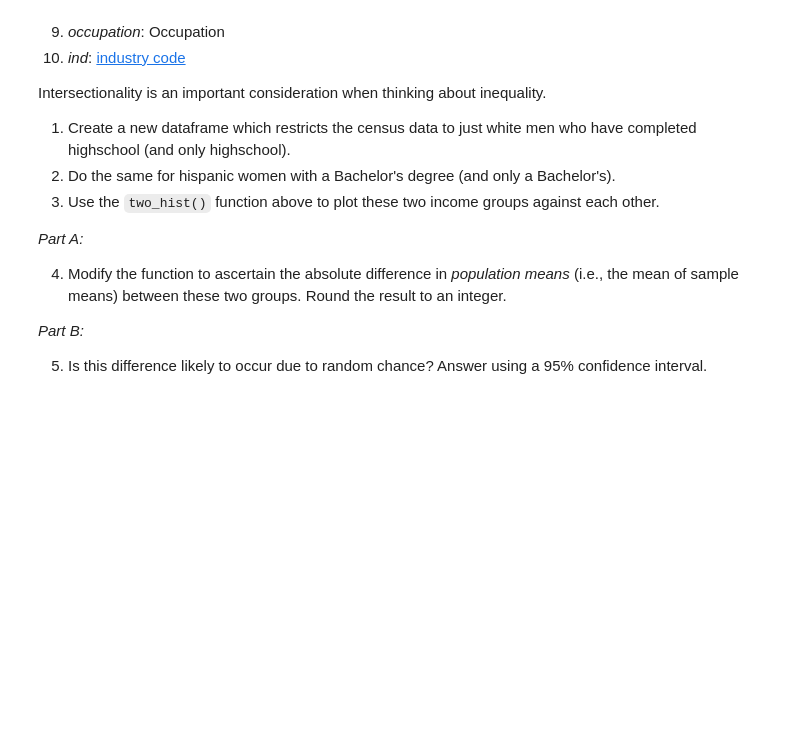
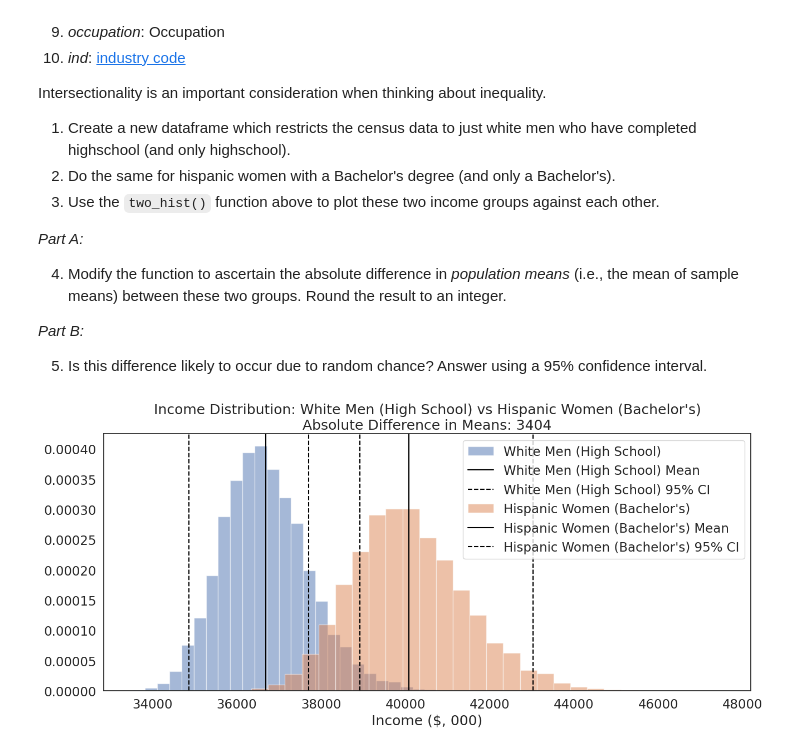
Before and after one commit to james0206-666/QM2-2024, a Jupyter notebook: W5_Distributions_and_Basic_Statistics.ipynb, the cells around one changed output. Cells and saved outputs as stored; diff of their text form; code cells hidden in the pictures; blank space fills up the shorter version.

```diff
--- a/W5_Distributions_and_Basic_Statistics.ipynb
+++ b/W5_Distributions_and_Basic_Statistics.ipynb
@@ -147,6 +147,3 @@ realhrwage    float64
 occupation     object
 income        float64
 dtype: object
-# %%
-df['race']=df['race'].astype('category')
-df['race'].describe()
@@ -538,3 +537,82 @@ Intersectionality is an important consideration when thinking about inequality.
 *Part B:*
 
 5. Is this difference likely to occur due to random chance? Answer using a 95% confidence interval.
+# %%
+%matplotlib inline
+import matplotlib.pyplot as plt
+from scipy.stats import norm
+import statistics
+import seaborn as sns
+
+import pylab
+import pandas as pd
+import numpy as np
+# make the plots (graphs) a little wider by default
+pylab.rcParams['figure.figsize'] = (10., 8.)
+sns.set(font_scale=1.5)
+sns.set_style("white")
+
+
+df=pd.read_csv('https://storage.googleapis.com/qm2/wk7/cps.csv')
+df.head()
+
+
+white_men_hs = df[(df['sex'] == 1) & (df['race'] == 1) & (df['sch'] == 12)]['incwage']
+hispanic_women_ba = df[(df['sex'] == 2) & (df['race'] == 3) & (df['sch'] == 16)]['incwage']
+
+def two_hist(groups, group_labs, xlab, title):
+    plt.figure(figsize=(15, 6))
+    it = -1
+    sample_means_list = []
+
+    for var in groups:
+        it += 1
+        sample_size = 1000
+        sample_means = []
+        iterations = 10000
+
+        for i in range(iterations):
+            sample = var.sample(sample_size, replace=True)
+            sample_mean = sample.mean()
+            sample_means.append(sample_mean)
+
+        sample_means_list.append(sample_means)
+
+        plt.hist(sample_means, bins=30, alpha=0.5, label=group_labs[it], edgecolor='white', density=True)
+
+        mean_of_means = np.mean(sample_means)
+        lower_ci = np.percentile(sample_means, 2.5)
+        upper_ci = np.percentile(sample_means, 97.5)
+
+        plt.axvline(mean_of_means, color='black', linestyle='solid', linewidth=1.5, label=f'{group_labs[it]} Mean')
+        plt.axvline(lower_ci, color='black', linestyle='dashed', linewidth=1.5, label=f'{group_labs[it]} 95% CI')
+        plt.axvline(upper_ci, color='black', linestyle='dashed', linewidth=1.5)
+
+    abs_diff = abs(np.mean(sample_means_list[0]) - np.mean(sample_means_list[1]))
+    abs_diff_rounded = round(abs_diff)
+
+    plt.legend()
+    plt.xlabel(xlab)
+    plt.title(f'{title}\nAbsolute Difference in Means: {abs_diff_rounded}')
+    plt.show()
+
+    diff_means = np.array(sample_means_list[0]) - np.array(sample_means_list[1])
+    lower_diff_ci = np.percentile(diff_means, 2.5)
+    upper_diff_ci = np.percentile(diff_means, 97.5)
+
+    print(f"Absolute Difference in Means: {abs_diff_rounded}")
+    print(f"95% Confidence Interval for Difference in Means: ({lower_diff_ci:.2f}, {upper_diff_ci:.2f})")
+
+    if lower_diff_ci <= 0 <= upper_diff_ci:
+        print("The difference is likely due to random chance (0 is within the 95% confidence interval).")
+    else:
+        print("The difference is unlikely due to random chance (0 is outside the 95% confidence interval).")
+
+two_hist(
+    groups=[white_men_hs, hispanic_women_ba],
+    group_labs=["White Men (High School)", "Hispanic Women (Bachelor's)"],
+    xlab="Income ($, 000)",
+    title="Income Distribution: White Men (High School) vs Hispanic Women (Bachelor's)"
+)
+# %% [output]
+[figure, added]
```
Also changed, not shown: parts of 3 cells of this notebook.
